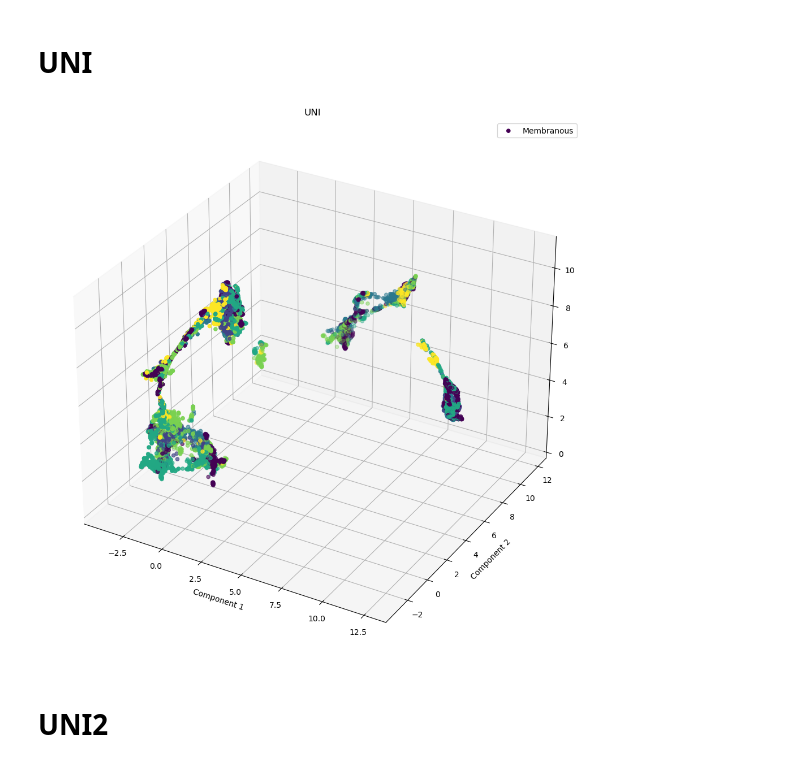
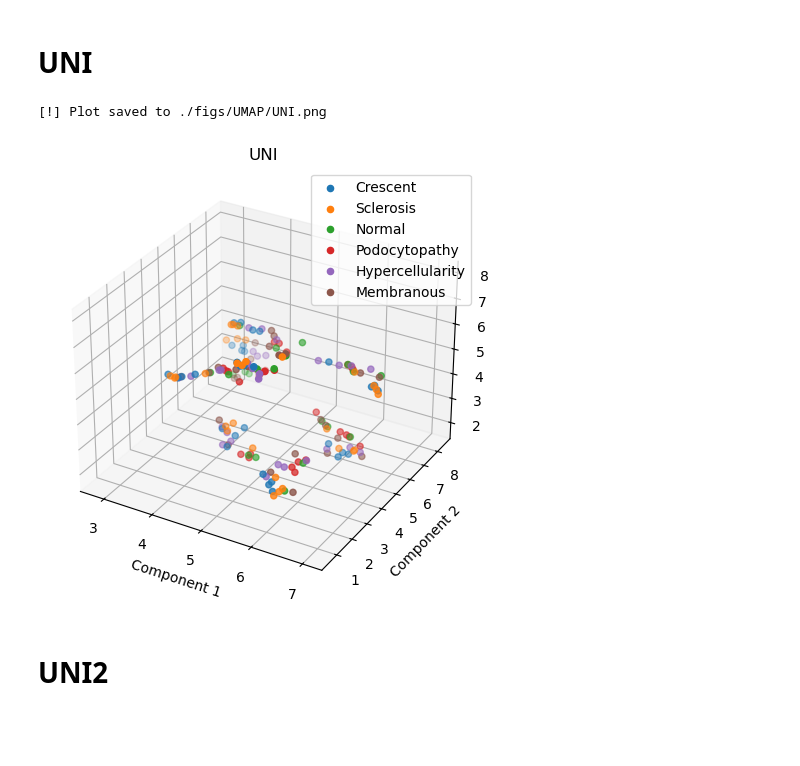
Before and after one commit to davidolima/fm-embedding-eval, a Jupyter notebook: visualization/umap.ipynb, the cells around one changed output. Cells and saved outputs as stored; diff of their text form; code cells hidden in the pictures; blank space fills up the shorter version.

```diff
--- a/visualization/umap.ipynb
+++ b/visualization/umap.ipynb
@@ -17 +16,44 @@ OUTPUT_DIM = 2
+# %%
+DATASET = "terumo-val"
+DATASET_SIZE = 167
+OUTPUT_DIM = 3
+
+
+def model_name_to_output_dim(model_name):
+    """
+    Returns the output dimension for a given model name.
+    """
+
+    MODEL_NAME_TO_OUTPUT_DIM = {
+        "uni": 1024,
+        "uni2": 1536,
+        "phikon": 768,
+        "phikonv2": 1024,
+    }
+
+    model_name = model_name.lower()
+    if model_name.startswith("mae"):
+        if 'reduced' in model_name:
+            print(model_name, model_name.split('-'))
+            _,_,_,_, feat_dim = model_name.split("-")
+            feat_dim = int(feat_dim[-1])
+
+        else:
+            _, model_size, repr_method = model_name.split("-")
+            if model_size == 'base':
+                feat_dim = 768
+            elif model_size == 'large':
+                feat_dim = 1024
+            elif model_size == 'huge':
+                feat_dim = 1280
+
+            if repr_method == 'mean+cls':
+                feat_dim *= 2
+            elif repr_method == 'full':
+                feat_dim *= 195
+
+    elif model_name in MODEL_NAME_TO_OUTPUT_DIM:
+        feat_dim = MODEL_NAME_TO_OUTPUT_DIM[model_name]
+
+    return feat_dim
 # %%
@@ -70,9 +137,9 @@ def visualize_embedding(data, **kwargs):
 # %% [markdown]
 # UNI
-# %%
-data = np.load("../extracted-embeddings/UNI.npy", allow_pickle=True).item()
-visualize_embedding(data, n_neighbors=50, min_dist=0.1,metric='cosine')
-# %% [output]
-[figure, removed]
+# %%
+visualize_and_save("UNI")
+# %% [output]
+[!] Plot saved to ./figs/UMAP/UNI.png
+[figure, added]
 # %% [markdown]
 # UNI2
```
Also changed, not shown: parts of 15 cells of this notebook, 14 other files.
